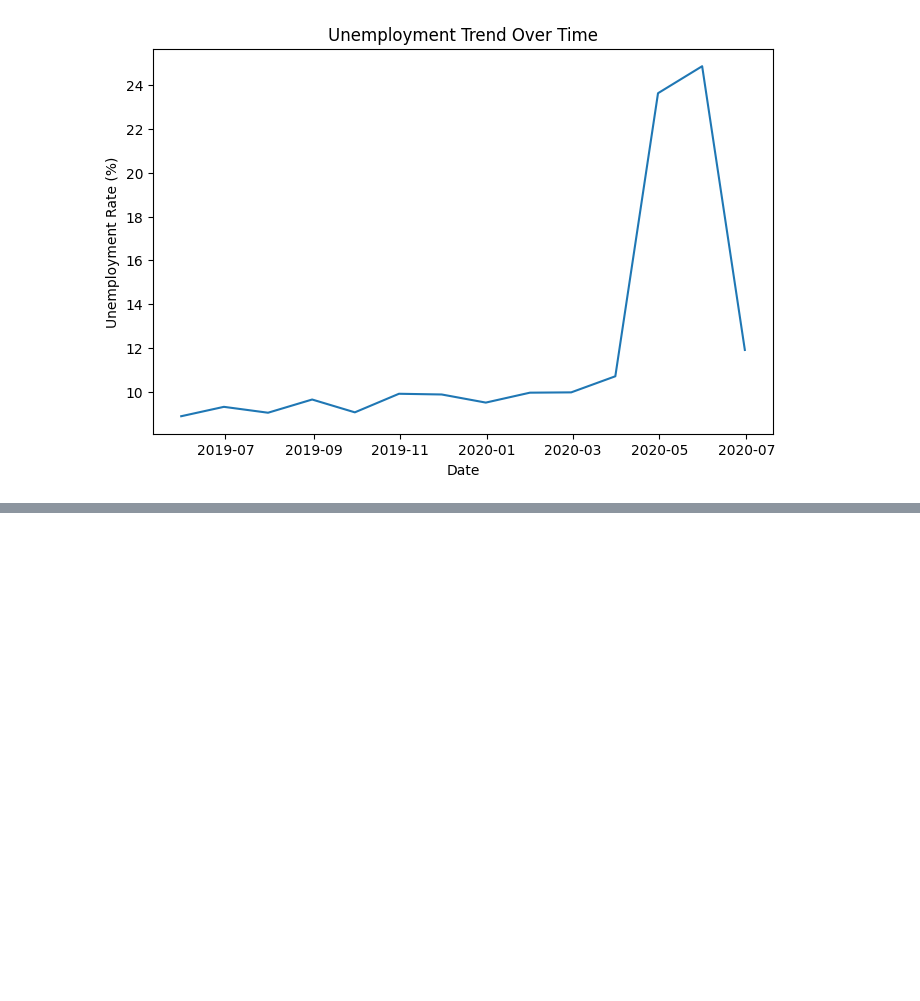
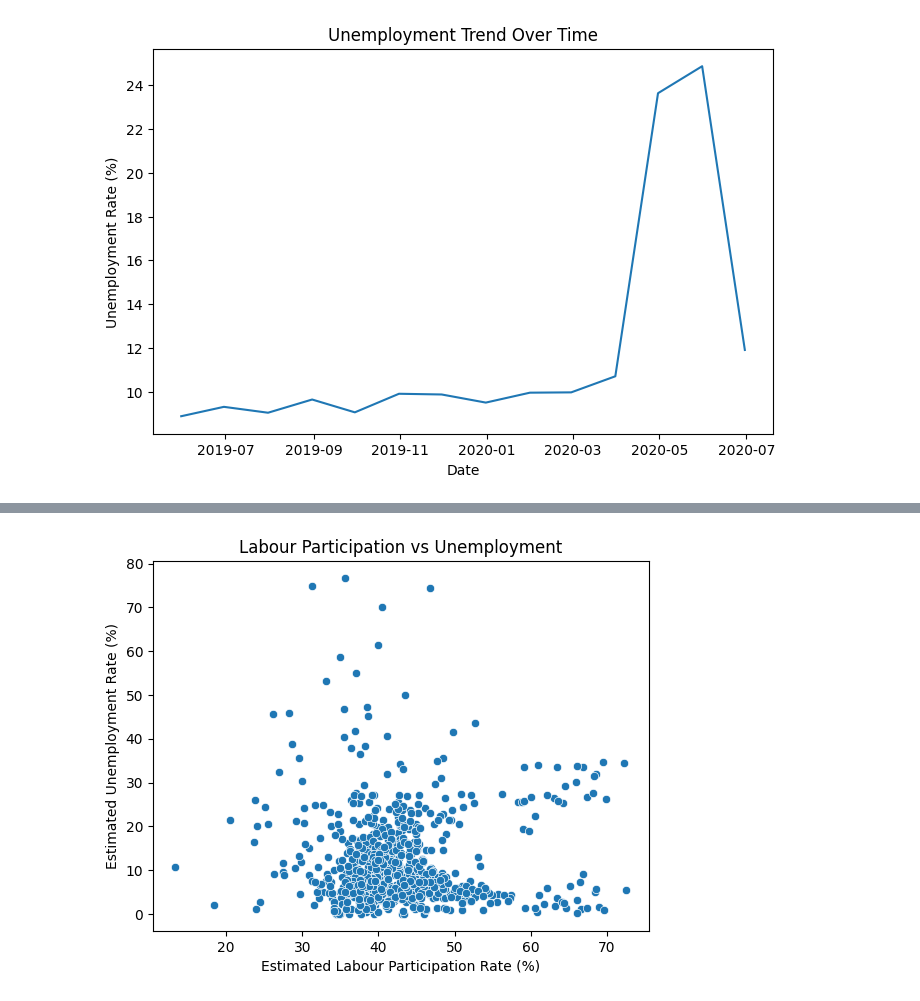
Before and after one commit to nikhil2316n/Machine_Learning, a Jupyter notebook: classical_ml/unemployment_analysit.ipynb, the cells around one changed output, grey strips where cells are left out. Cells and saved outputs as stored; diff of their text form; code cells hidden in the pictures; blank space fills up the shorter version.

```diff
--- a/classical_ml/unemployment_analysit.ipynb
+++ b/classical_ml/unemployment_analysit.ipynb
@@ -214,0 +308,11 @@ plt.show()
+# %%
+sns.scatterplot(
+    data=df,
+    x='Estimated Labour Participation Rate (%)',
+    y='Estimated Unemployment Rate (%)'
+)
+
+plt.title("Labour Participation vs Unemployment")
+plt.show()
+# %% [output]
+[figure, added]
```
Also changed, not shown: parts of 11 cells of this notebook.
